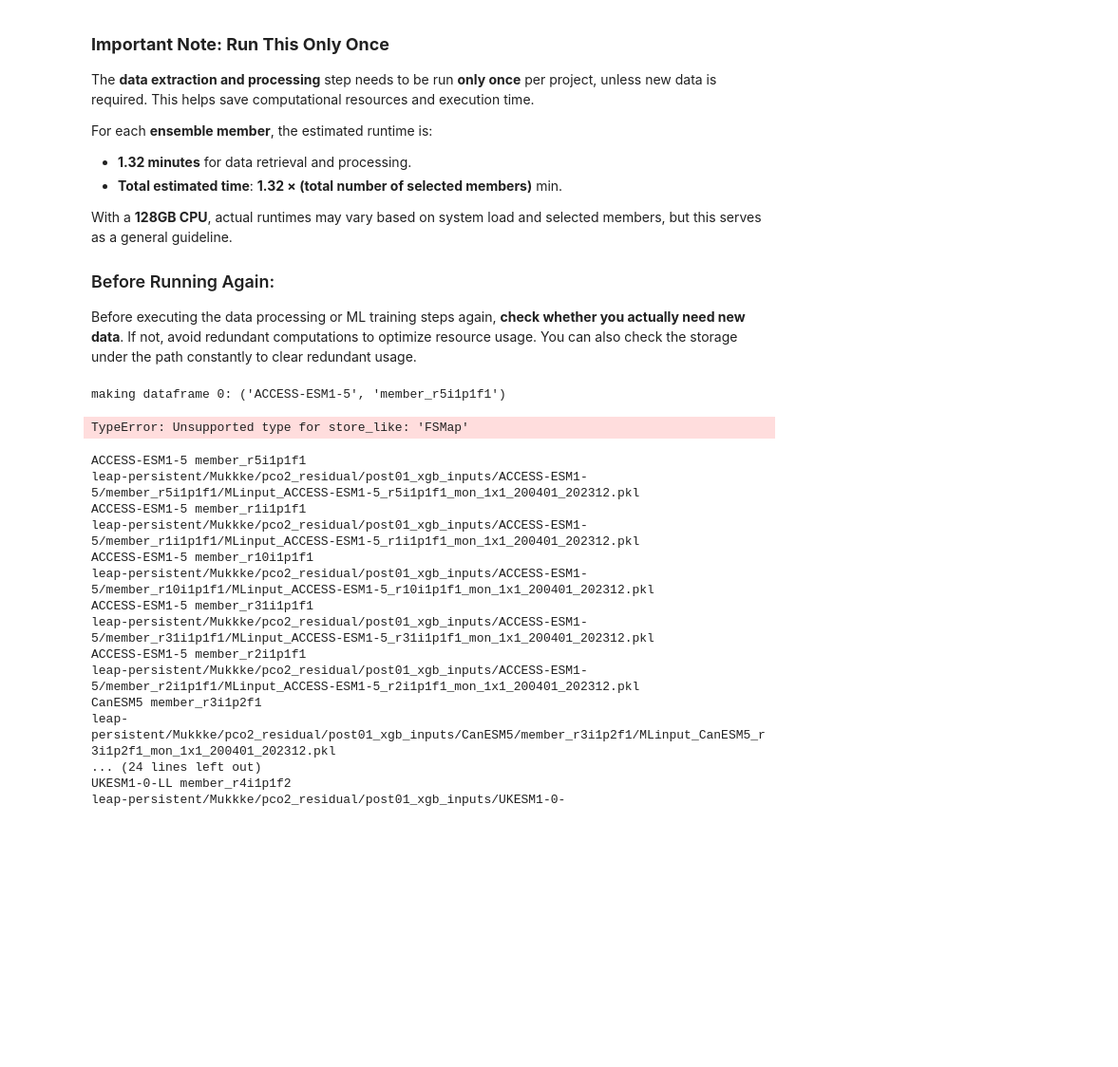
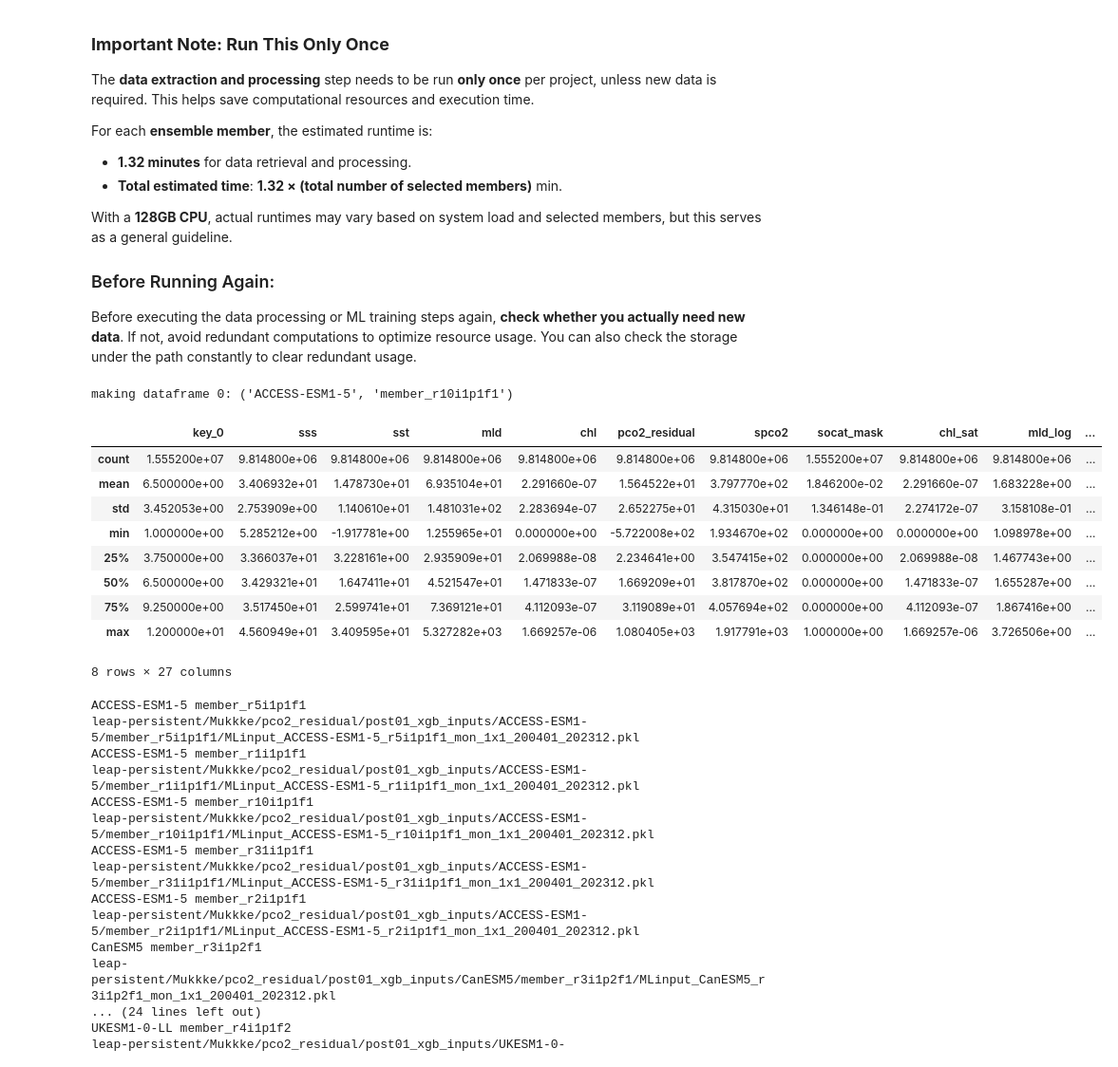
Before and after one commit to spariser/ReconstructOceanCarbonP3G1, a Jupyter notebook: Project3-ReconstructPCO2/notebooks/Project3_Data.ipynb, the cells around one changed output. Shown at 95% size. Saved outputs shown, nothing was run; the diff lists cells and outputs as text; code cells hidden in the pictures; blank space fills up the shorter version.

```diff
--- a/Project3-ReconstructPCO2/notebooks/Project3_Data.ipynb
+++ b/Project3-ReconstructPCO2/notebooks/Project3_Data.ipynb
@@ -182,13 +206,15 @@ With a **128GB CPU**, actual runtimes may vary based on system load and selected
 
 ### Before Running Again:
 Before executing the data processing or ML training steps again, **check whether you actually need new data**. If not, avoid redundant computations to optimize resource usage. You can also check the storage under the path constantly to clear redundant usage.
+# %%
+selected_mems_dict_one = {"ACCESS-ESM1-5": ["member_r10i1p1f1"]}
 # %%
 ### creating pandas dataframes out of "raw" data to prep for ML ###
 N_time = len(dates)
 member_counter = 0
 
 ### loop through each ESM
-for ens, mem_list in selected_mems_dict.items():
+for ens, mem_list in selected_mems_dict_one.items():
 
     ### loop through each member of that ESM
     for member in mem_list:
@@ -203,11 +229,23 @@ for ens, mem_list in selected_mems_dict.items():
                                   lsmask_path)
 
         ### Save the pandas dataframe to workspace
-        supporting_functions.save_clean_data(df, MLinputs_path, ens, member, dates)
+        # supporting_functions.save_clean_data(df, MLinputs_path, ens, member, dates)
         member_counter += 1
 # %% [output]
-making dataframe 0: ('ACCESS-ESM1-5', 'member_r5i1p1f1')
+making dataframe 0: ('ACCESS-ESM1-5', 'member_r10i1p1f1')
-TypeError: Unsupported type for store_like: 'FSMap'
+# %%
+df.describe()
+# %% [output]
+|  | key_0 | sss | sst | mld | chl | pco2_residual | spco2 | socat_mask | chl_sat | mld_log | ... |
+| count | 1.555200e+07 | 9.814800e+06 | 9.814800e+06 | 9.814800e+06 | 9.814800e+06 | 9.814800e+06 | 9.814800e+06 | 1.555200e+07 | 9.814800e+06 | 9.814800e+06 | ... |
+| mean | 6.500000e+00 | 3.406932e+01 | 1.478730e+01 | 6.935104e+01 | 2.291660e-07 | 1.564522e+01 | 3.797770e+02 | 1.846200e-02 | 2.291660e-07 | 1.683228e+00 | ... |
+| std | 3.452053e+00 | 2.753909e+00 | 1.140610e+01 | 1.481031e+02 | 2.283694e-07 | 2.652275e+01 | 4.315030e+01 | 1.346148e-01 | 2.274172e-07 | 3.158108e-01 | ... |
+| min | 1.000000e+00 | 5.285212e+00 | -1.917781e+00 | 1.255965e+01 | 0.000000e+00 | -5.722008e+02 | 1.934670e+02 | 0.000000e+00 | 0.000000e+00 | 1.098978e+00 | ... |
+| 25% | 3.750000e+00 | 3.366037e+01 | 3.228161e+00 | 2.935909e+01 | 2.069988e-08 | 2.234641e+00 | 3.547415e+02 | 0.000000e+00 | 2.069988e-08 | 1.467743e+00 | ... |
+| 50% | 6.500000e+00 | 3.429321e+01 | 1.647411e+01 | 4.521547e+01 | 1.471833e-07 | 1.669209e+01 | 3.817870e+02 | 0.000000e+00 | 1.471833e-07 | 1.655287e+00 | ... |
+| 75% | 9.250000e+00 | 3.517450e+01 | 2.599741e+01 | 7.369121e+01 | 4.112093e-07 | 3.119089e+01 | 4.057694e+02 | 0.000000e+00 | 4.112093e-07 | 1.867416e+00 | ... |
+| max | 1.200000e+01 | 4.560949e+01 | 3.409595e+01 | 5.327282e+03 | 1.669257e-06 | 1.080405e+03 | 1.917791e+03 | 1.000000e+00 | 1.669257e-06 | 3.726506e+00 | ... |
+8 rows × 27 columns
 # %%
 for ens, mem_list in selected_mems_dict.items():
     for member in mem_list:
```
Also changed, not shown: parts of 3 cells of this notebook, 5 other files.
